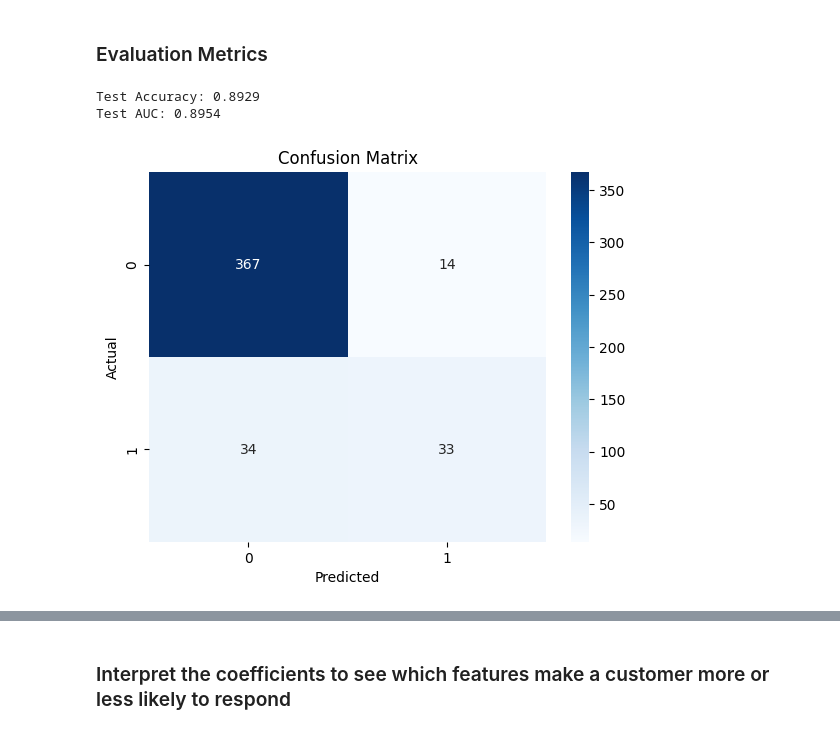
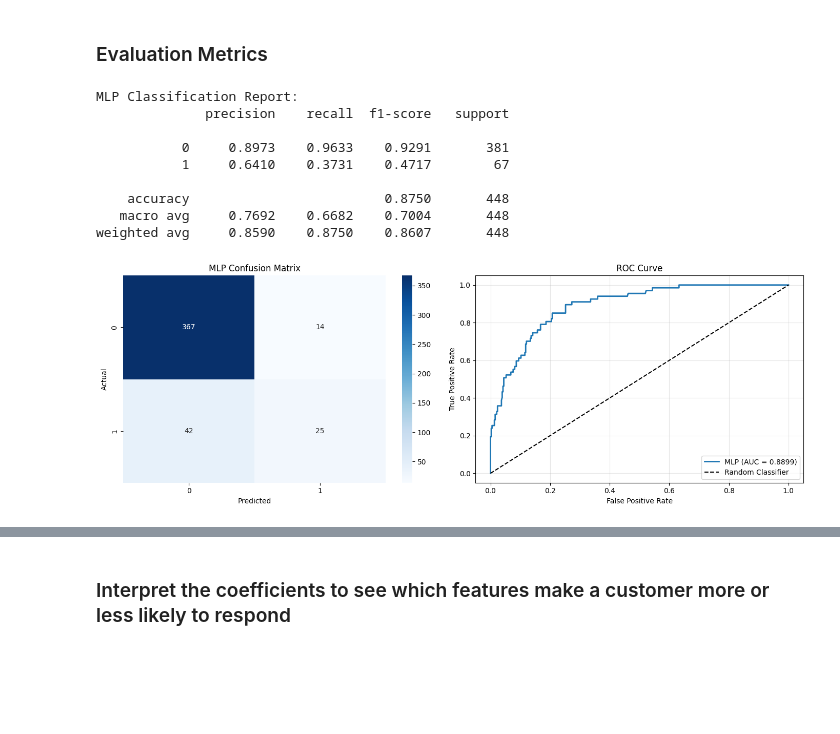
Before and after one commit to grudzinskio/marketing-strategies, a Jupyter notebook: MLFinalProject_MLP.ipynb, the cells around one changed output, grey strips where cells are left out. Saved outputs shown, nothing was run; the diff lists cells and outputs as text; code cells hidden in the pictures; blank space fills up the shorter version.

```diff
--- a/MLFinalProject_MLP.ipynb
+++ b/MLFinalProject_MLP.ipynb
@@ -59,7 +62,7 @@ from sklearn.preprocessing import StandardScaler, OneHotEncoder
 from sklearn.compose import ColumnTransformer
 
 # 1. Load Dataset
-df = pd.read_csv("marketing_campaign.csv", sep=';')
+df = pd.read_csv("data/marketing_campaign.csv", sep=';')
 df.columns = df.columns.str.strip()  # Remove extra spaces
 print(df.columns.tolist())  # Optional: check column names
 
@@ -256,26 +353,45 @@ Test AUC: 0.8954
 # %% [markdown]
 ### Evaluation Metrics
 # %%
-from sklearn.metrics import accuracy_score
-from sklearn.metrics import roc_auc_score
-from sklearn.metrics import confusion_matrix
+from sklearn.metrics import confusion_matrix, classification_report, roc_curve
 import seaborn as sns
 import matplotlib.pyplot as plt
 
-test_acc = accuracy_score(y_test, y_test_pred)
-print("Test Accuracy:", round(test_acc, 4))
+# Classification Report
+print("MLP Classification Report:")
+print(classification_report(y_test, y_test_pred, digits=4))
 
-test_auc = roc_auc_score(y_test, y_test_proba)
-print("Test AUC:", round(test_auc, 4))
+# Confusion Matrix and ROC Curve side by side
+fig, axes = plt.subplots(1, 2, figsize=(14, 5))
 
+# Confusion Matrix
 cm = confusion_matrix(y_test, y_test_pred)
-sns.heatmap(cm, annot=True, fmt='d', cmap='Blues')
-plt.xlabel("Predicted")
-plt.ylabel("Actual")
-plt.title("Confusion Matrix")
+sns.heatmap(cm, annot=True, fmt='d', cmap='Blues', ax=axes[0])
+axes[0].set_xlabel("Predicted")
+axes[0].set_ylabel("Actual")
+axes[0].set_title("MLP Confusion Matrix")
+
+# ROC Curve
+fpr, tpr, _ = roc_curve(y_test, y_test_proba)
+axes[1].plot(fpr, tpr, label=f'MLP (AUC = {test_auc:.4f})', linewidth=2)
+axes[1].plot([0,1],[0,1],'k--', label='Random Classifier')
+axes[1].set_xlabel("False Positive Rate")
+axes[1].set_ylabel("True Positive Rate")
+axes[1].set_title("ROC Curve")
+axes[1].legend()
+axes[1].grid(True, alpha=0.3)
+
+plt.tight_layout()
 plt.show()
 # %% [output]
-Test Accuracy: 0.8929
-Test AUC: 0.8954
+MLP Classification Report:
+              precision    recall  f1-score   support
+
+           0     0.8973    0.9633    0.9291       381
+           1     0.6410    0.3731    0.4717        67
+
+    accuracy                         0.8750       448
+   macro avg     0.7692    0.6682    0.7004       448
+weighted avg     0.8590    0.8750    0.8607       448
-[figure, old version]
+[figure, new version]
 # %%
```
Also changed, not shown: parts of 16 cells of this notebook.
